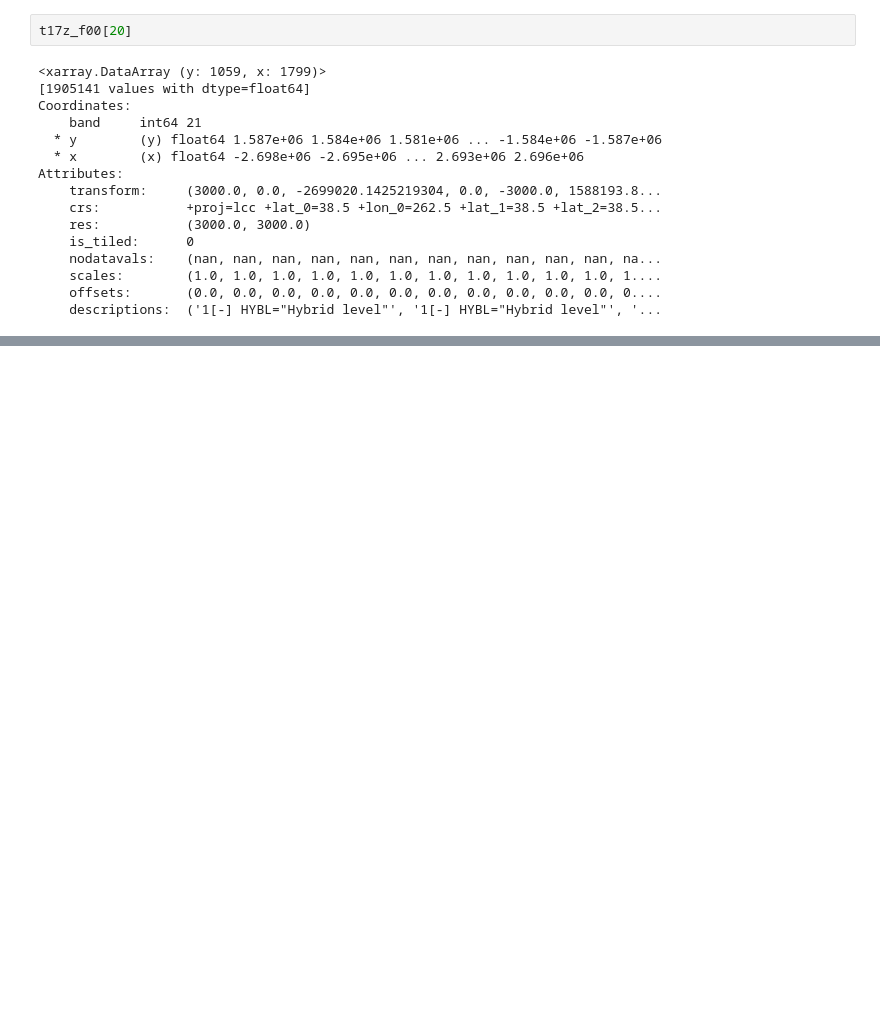
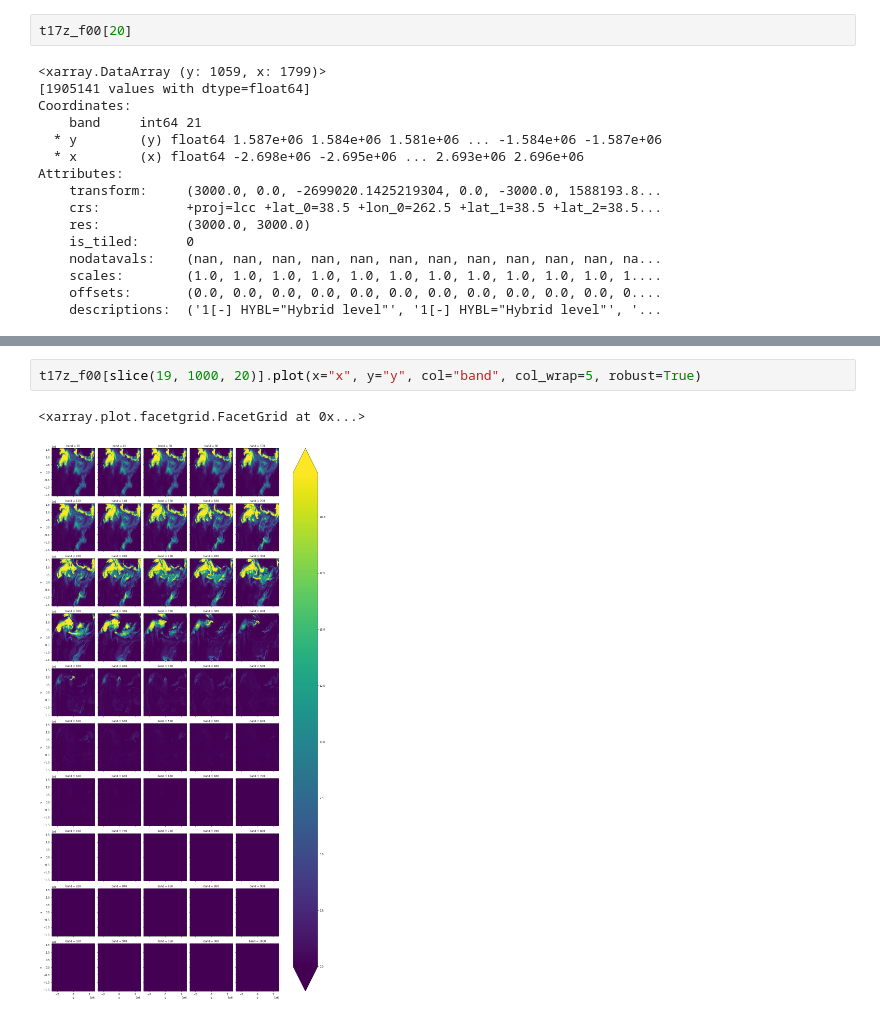
Before and after one commit to NOAA-GSL/hrrr-smoke-vis, a Jupyter notebook: notebooks/00 Data Exploration.ipynb, the cells around one changed output, grey strips where cells are left out. Saved outputs shown, nothing was run; the diff lists cells and outputs as text; blank space fills up the shorter version.

```diff
--- a/notebooks/00 Data Exploration.ipynb
+++ b/notebooks/00 Data Exploration.ipynb
@@ -63,0 +75,5 @@ Attributes:
+# %%
+t17z_f00[slice(19, 1000, 20)].plot(x="x", y="y", col="band", col_wrap=5, robust=True)
+# %% [output]
+<xarray.plot.facetgrid.FacetGrid at 0x...>
+[figure, added]
```
Also changed, not shown: parts of 2 cells of this notebook.
